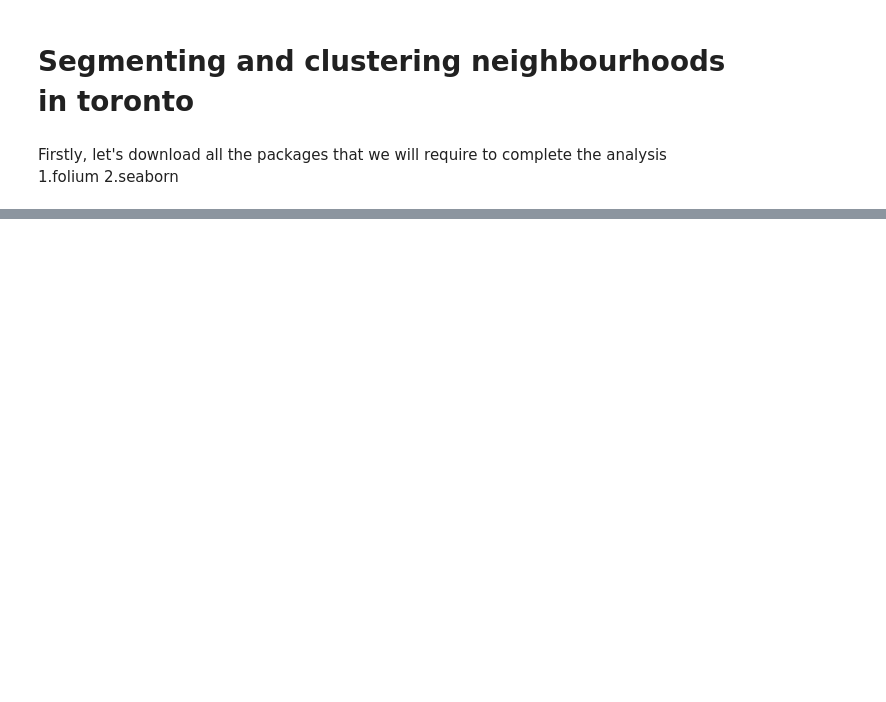
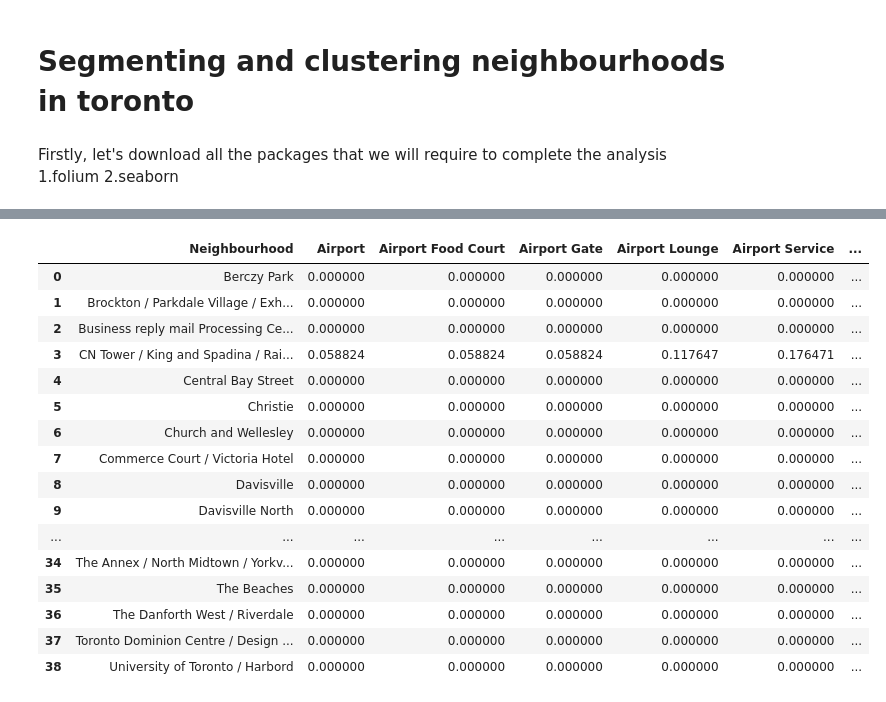
Before and after one commit to PalguniPendurthi/onecapstone, a Jupyter notebook: neighbourhoods.ipynb, the cells around one changed output, grey strips where cells are left out. Saved outputs shown, nothing was run; the diff lists cells and outputs as text; code cells hidden in the pictures; blank space fills up the shorter version.

```diff
--- a/neighbourhoods.ipynb
+++ b/neighbourhoods.ipynb
@@ -243,0 +221,4 @@ nbr_venues_df.to_csv('toronto_boroughs_and_venues.csv')
+# %%
+toronto_data = toronto_neighborhoods[toronto_neighborhoods['Borough'].str.contains("Toronto")].reset_index(drop=True)
+print(toronto_data.shape)
+toronto_data.head()
@@ -243,0 +233,10 @@ nbr_venues_df.to_csv('toronto_boroughs_and_venues.csv')
+# %%
+# Utilizing the Foursquare API to explore and segment neighborhoods
+
+CLIENT_ID = 'PLZNCKKKLM41EKE10AB45JLOQYBUHWJP5SVWWJL0A2O3C5NP' # your Foursquare ID
+CLIENT_SECRET = 'E2SXYPU4HYMHSSSGTILSC145BN00GCJMHY4IL3PNOLJM4QHQ' # your Foursquare Secret
+VERSION = '20180604'
+LIMIT = 30
+print('Your credentails:')
+print('CLIENT_ID: ' + CLIENT_ID)
+print('CLIENT_SECRET:' + CLIENT_SECRET)
@@ -243,0 +286,6 @@ nbr_venues_df.to_csv('toronto_boroughs_and_venues.csv')
+# %%
+toronto_neighborhoods = toronto_data
+toronto_venues = getNearbyVenues(names=toronto_neighborhoods['Neighborhood'],
+                                   latitudes=toronto_neighborhoods['Latitude'],
+                                   longitudes=toronto_neighborhoods['Longitude']
+                                  )
@@ -243,0 +346,12 @@ nbr_venues_df.to_csv('toronto_boroughs_and_venues.csv')
+# %%
+# one hot encoding
+toronto_onehot = pd.get_dummies(toronto_venues[['Venue Category']], prefix="", prefix_sep="")
+
+# add neighborhood column back to dataframe
+toronto_onehot['Neighbourhood'] = toronto_venues['Neighbourhood']
+
+# move neighborhood column to the first column
+fixed_columns = [toronto_onehot.columns[-1]] + list(toronto_onehot.columns[:-1])
+toronto_onehot = toronto_onehot[fixed_columns]
+
+toronto_onehot.head()
@@ -243,0 +365,21 @@ nbr_venues_df.to_csv('toronto_boroughs_and_venues.csv')
+# %%
+toronto_grouped = toronto_onehot.groupby('Neighbourhood').mean().reset_index()
+toronto_grouped
+# %% [output]
+|  | Neighbourhood | Airport | Airport Food Court | Airport Gate | Airport Lounge | Airport Service | ... |
+| 0 | Berczy Park | 0.000000 | 0.000000 | 0.000000 | 0.000000 | 0.000000 | ... |
+| 1 | Brockton / Parkdale Village / Exh... | 0.000000 | 0.000000 | 0.000000 | 0.000000 | 0.000000 | ... |
+| 2 | Business reply mail Processing Ce... | 0.000000 | 0.000000 | 0.000000 | 0.000000 | 0.000000 | ... |
+| 3 | CN Tower / King and Spadina / Rai... | 0.058824 | 0.058824 | 0.058824 | 0.117647 | 0.176471 | ... |
+| 4 | Central Bay Street | 0.000000 | 0.000000 | 0.000000 | 0.000000 | 0.000000 | ... |
+| 5 | Christie | 0.000000 | 0.000000 | 0.000000 | 0.000000 | 0.000000 | ... |
+| 6 | Church and Wellesley | 0.000000 | 0.000000 | 0.000000 | 0.000000 | 0.000000 | ... |
+| 7 | Commerce Court / Victoria Hotel | 0.000000 | 0.000000 | 0.000000 | 0.000000 | 0.000000 | ... |
+| 8 | Davisville | 0.000000 | 0.000000 | 0.000000 | 0.000000 | 0.000000 | ... |
+| 9 | Davisville North | 0.000000 | 0.000000 | 0.000000 | 0.000000 | 0.000000 | ... |
+| ... | ... | ... | ... | ... | ... | ... | ... |
+| 34 | The Annex / North Midtown / Yorkv... | 0.000000 | 0.000000 | 0.000000 | 0.000000 | 0.000000 | ... |
+| 35 | The Beaches | 0.000000 | 0.000000 | 0.000000 | 0.000000 | 0.000000 | ... |
+| 36 | The Danforth West / Riverdale | 0.000000 | 0.000000 | 0.000000 | 0.000000 | 0.000000 | ... |
+| 37 | Toronto Dominion Centre / Design ... | 0.000000 | 0.000000 | 0.000000 | 0.000000 | 0.000000 | ... |
+| 38 | University of Toronto / Harbord | 0.000000 | 0.000000 | 0.000000 | 0.000000 | 0.000000 | ... |
```
Also changed, not shown: parts of 51 cells of this notebook.
